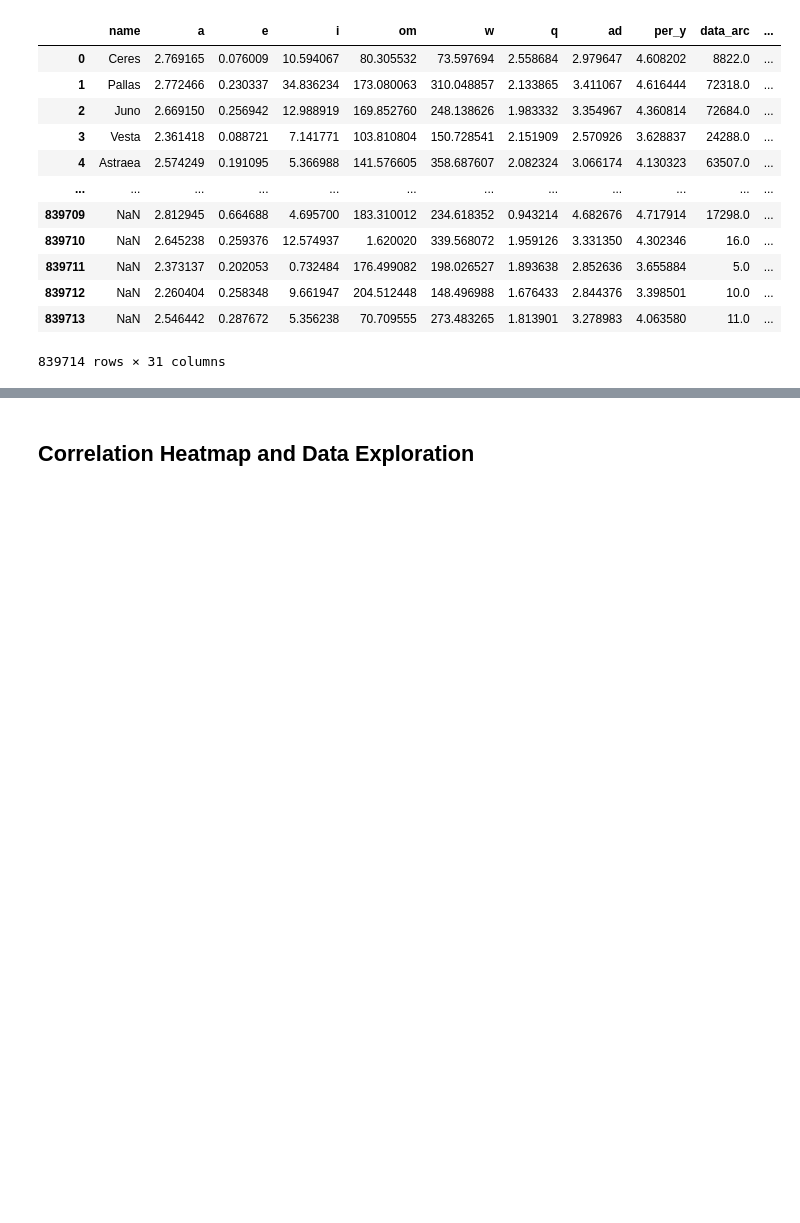
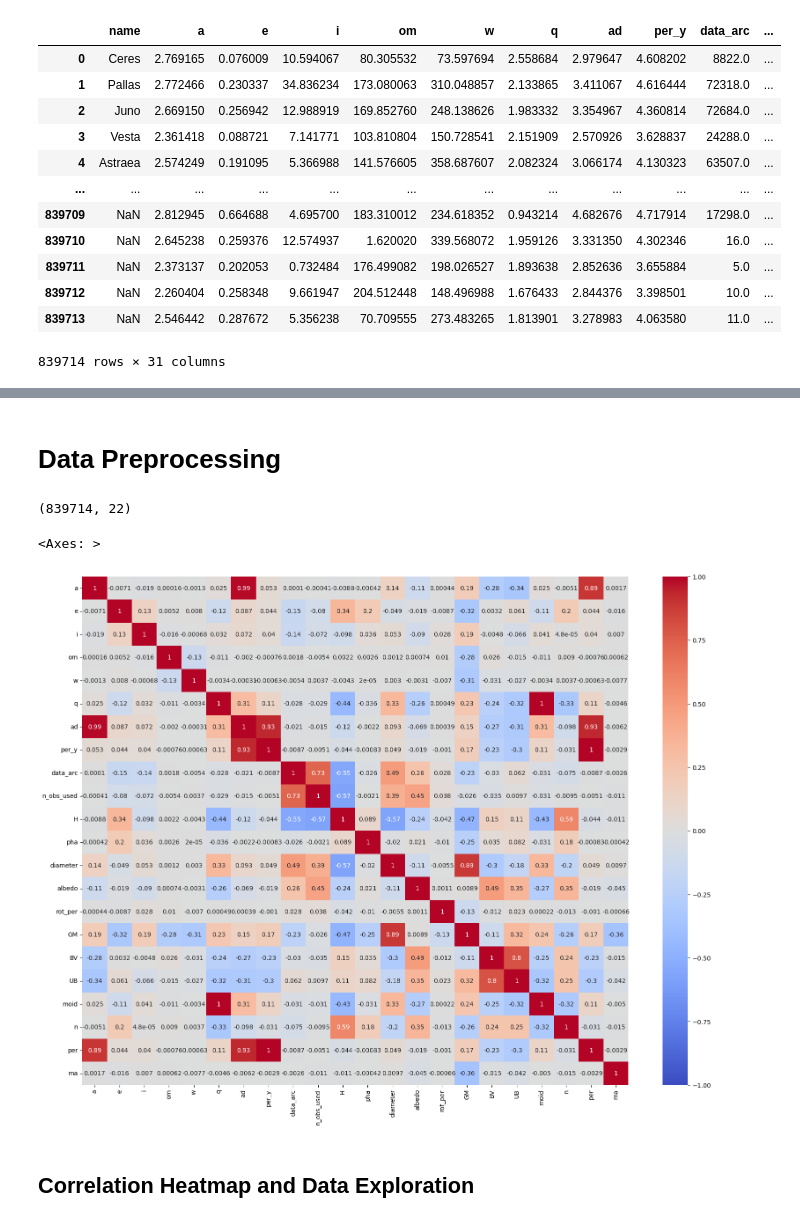
Before and after one commit to harshilxd/Asteroid-Feature-Prediction, a Jupyter notebook: source/Exploring_Asteroid_Dataset.ipynb, the cells around one changed output, grey strips where cells are left out. Drawn from its saved outputs; the diff is of its cells as text; code cells hidden in the pictures; blank space fills up the shorter version.

```diff
--- a/source/Exploring_Asteroid_Dataset.ipynb
+++ b/source/Exploring_Asteroid_Dataset.ipynb
@@ -171,3 +171,12 @@ display(data)
+# %% [markdown]
+# Data Preprocessing
+# %%
+sel_data = data.drop(columns=["name", "spec_B", "spec_T", "neo", "G", "class", "extent", "IR", "condition_code"])
+sel_data['pha'] = sel_data['pha'].map({'Y': 1, 'N': 0})
+# %% [output]
+(839714, 22)
+<Axes: >
+[figure, added]
 # %% [markdown]
 ## Correlation Heatmap and Data Exploration
 # %%
```
Also changed, not shown: parts of 7 cells of this notebook.
